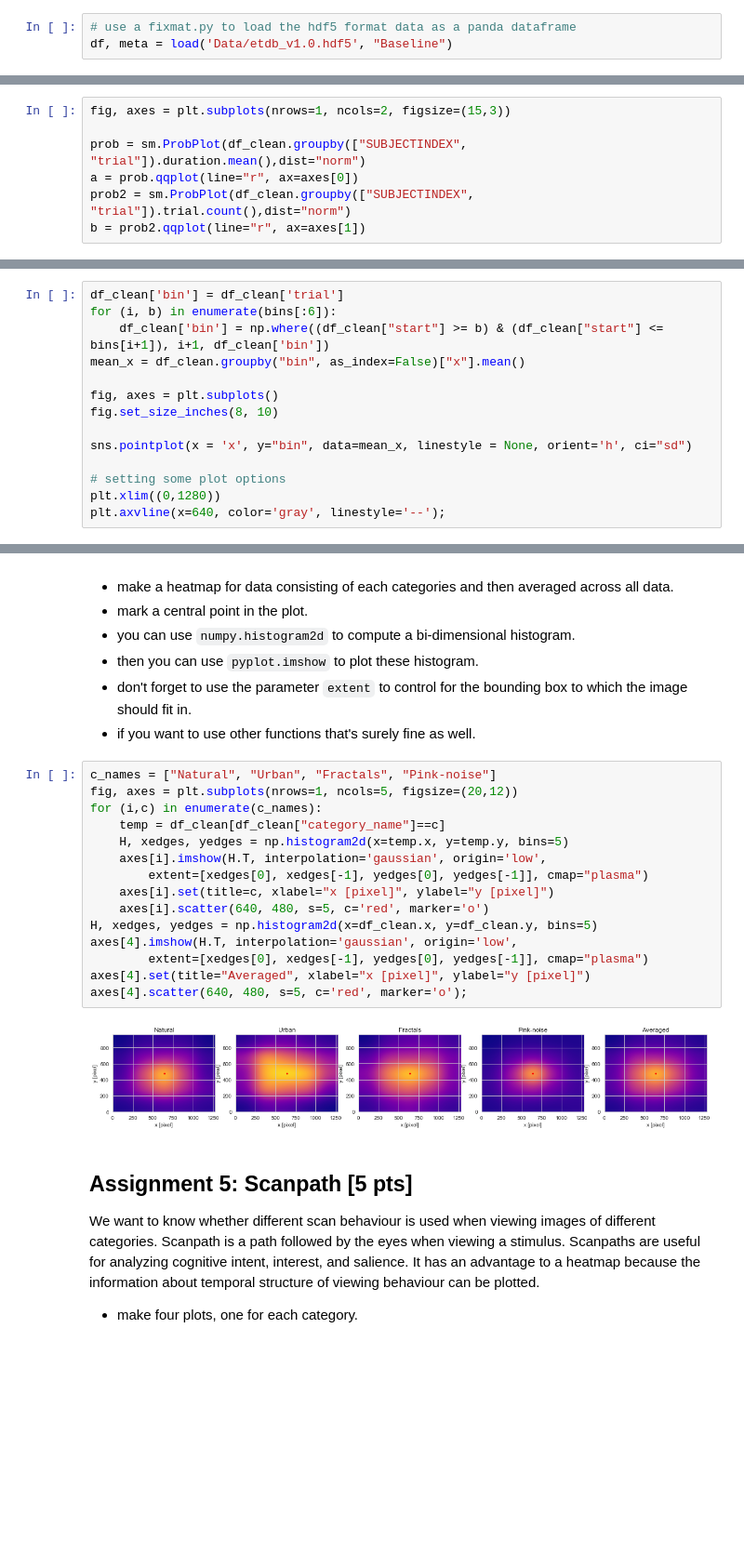
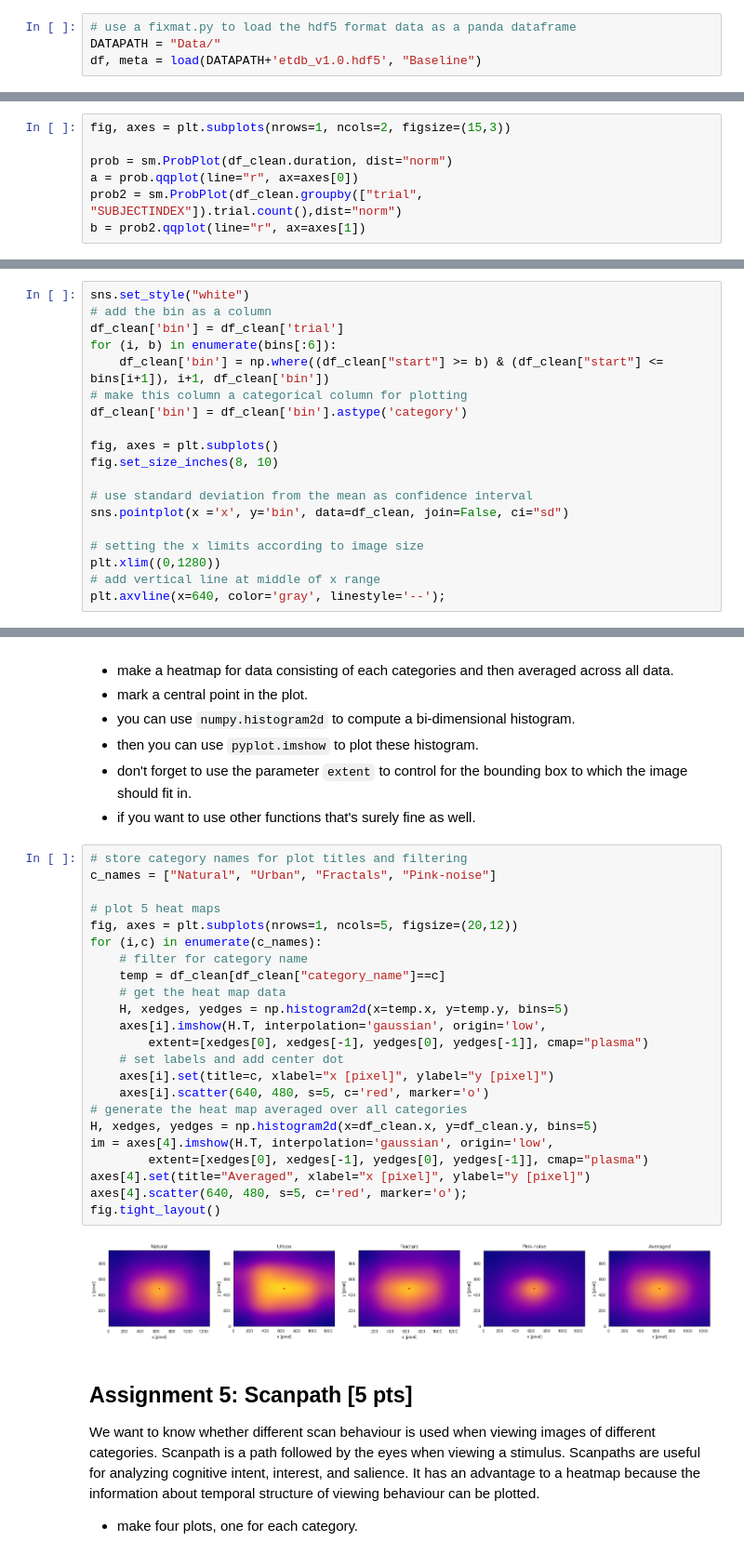
Before and after one commit to NBP-ACC/week-7-acc_01, a Jupyter notebook: Sheet05.ipynb, the cells around one changed output, grey strips where cells are left out. Shown: that part at 93% size. Cells and saved outputs as stored; diff of their text form; blank space fills up the shorter version.

````diff
--- a/Sheet05.ipynb
+++ b/Sheet05.ipynb
@@ -44,7 +44,8 @@ Each group reviews the solutions of two other groups and give points according t
 As with any other datasets, the first step is to get an idea of the dataset. Check the meta data and column of the dataframe.
 # %%
 # use a fixmat.py to load the hdf5 format data as a panda dataframe
-df, meta = load('Data/etdb_v1.0.hdf5', "Baseline")
+DATAPATH = "Data/"
+df, meta = load(DATAPATH+'etdb_v1.0.hdf5', "Baseline")
 # %%
 meta
 # %% [output]
@@ -183,8 +184,8 @@ As ANOVA and lots of other statistical tests can be used only for normally distr
 # %%
 fig, axes = plt.subplots(nrows=1, ncols=2, figsize=(15,3))
 
-prob = sm.ProbPlot(df_clean.groupby(["SUBJECTINDEX", "trial"]).duration.mean(),dist="norm")
+prob = sm.ProbPlot(df_clean.duration, dist="norm")
 a = prob.qqplot(line="r", ax=axes[0])
-prob2 = sm.ProbPlot(df_clean.groupby(["SUBJECTINDEX", "trial"]).trial.count(),dist="norm")
+prob2 = sm.ProbPlot(df_clean.groupby(["trial", "SUBJECTINDEX"]).trial.count(),dist="norm")
 b = prob2.qqplot(line="r", ax=axes[1])
 # %% [output]
@@ -250,17 +258,22 @@ If you took Action & Cognition I, you have probably heard about the leftward bia
 - mark the confidence interval around each point.
 - make a vertical line at middle point of the x values. The x-coordinate of the fixation point in the data is based on the coordinate system using the display resolution. You can find out the information about display resolution by taking a look at the meta data.
 # %%
+sns.set_style("white")
+# add the bin as a column
 df_clean['bin'] = df_clean['trial']
 for (i, b) in enumerate(bins[:6]):
     df_clean['bin'] = np.where((df_clean["start"] >= b) & (df_clean["start"] <= bins[i+1]), i+1, df_clean['bin'])
-mean_x = df_clean.groupby("bin", as_index=False)["x"].mean()
+# make this column a categorical column for plotting
+df_clean['bin'] = df_clean['bin'].astype('category')
 
 fig, axes = plt.subplots()
 fig.set_size_inches(8, 10)
 
-sns.pointplot(x = 'x', y="bin", data=mean_x, linestyle = None, orient='h', ci="sd")
+# use standard deviation from the mean as confidence interval
+sns.pointplot(x ='x', y='bin', data=df_clean, join=False, ci="sd")
 
-# setting some plot options
+# setting the x limits according to image size
 plt.xlim((0,1280))
+# add vertical line at middle of x range
 plt.axvline(x=640, color='gray', linestyle='--');
 # %% [output]
@@ -275,22 +288,30 @@ Now let's use heatmap to visualize which part of pictures is fixated for how lon
 - don't forget to use the parameter ```extent``` to control for the bounding box to which the image should fit in.
 - if you want to use other functions that's surely fine as well.
 # %%
+# store category names for plot titles and filtering
 c_names = ["Natural", "Urban", "Fractals", "Pink-noise"]
+
+# plot 5 heat maps
 fig, axes = plt.subplots(nrows=1, ncols=5, figsize=(20,12))
 for (i,c) in enumerate(c_names):
+    # filter for category name
     temp = df_clean[df_clean["category_name"]==c]
+    # get the heat map data
     H, xedges, yedges = np.histogram2d(x=temp.x, y=temp.y, bins=5)
     axes[i].imshow(H.T, interpolation='gaussian', origin='low',
         extent=[xedges[0], xedges[-1], yedges[0], yedges[-1]], cmap="plasma")
+    # set labels and add center dot
     axes[i].set(title=c, xlabel="x [pixel]", ylabel="y [pixel]")
     axes[i].scatter(640, 480, s=5, c='red', marker='o')
+# generate the heat map averaged over all categories
 H, xedges, yedges = np.histogram2d(x=df_clean.x, y=df_clean.y, bins=5)
-axes[4].imshow(H.T, interpolation='gaussian', origin='low',
+im = axes[4].imshow(H.T, interpolation='gaussian', origin='low',
         extent=[xedges[0], xedges[-1], yedges[0], yedges[-1]], cmap="plasma")
 axes[4].set(title="Averaged", xlabel="x [pixel]", ylabel="y [pixel]")
 axes[4].scatter(640, 480, s=5, c='red', marker='o');
+fig.tight_layout()
 # %% [output]
-[figure, old version]
+[figure, new version]
 # %% [markdown]
 ## Assignment 5: Scanpath [5 pts]
 We want to know whether different scan behaviour is used when viewing images of different categories. Scanpath is a path followed by the eyes when viewing a stimulus. Scanpaths are useful for analyzing cognitive intent, interest, and salience. It has an advantage to a heatmap because the information about temporal structure of viewing behaviour can be plotted.
````
Also changed, not shown: parts of 14 cells of this notebook.
